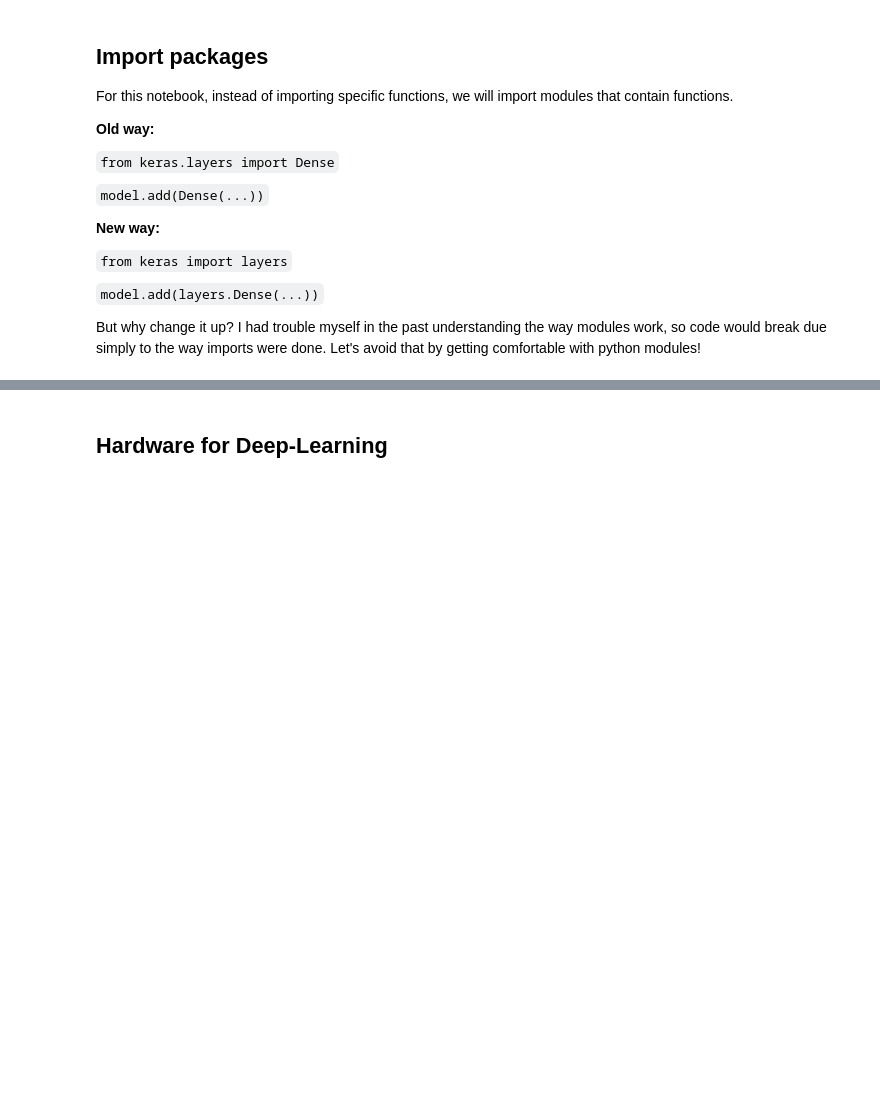
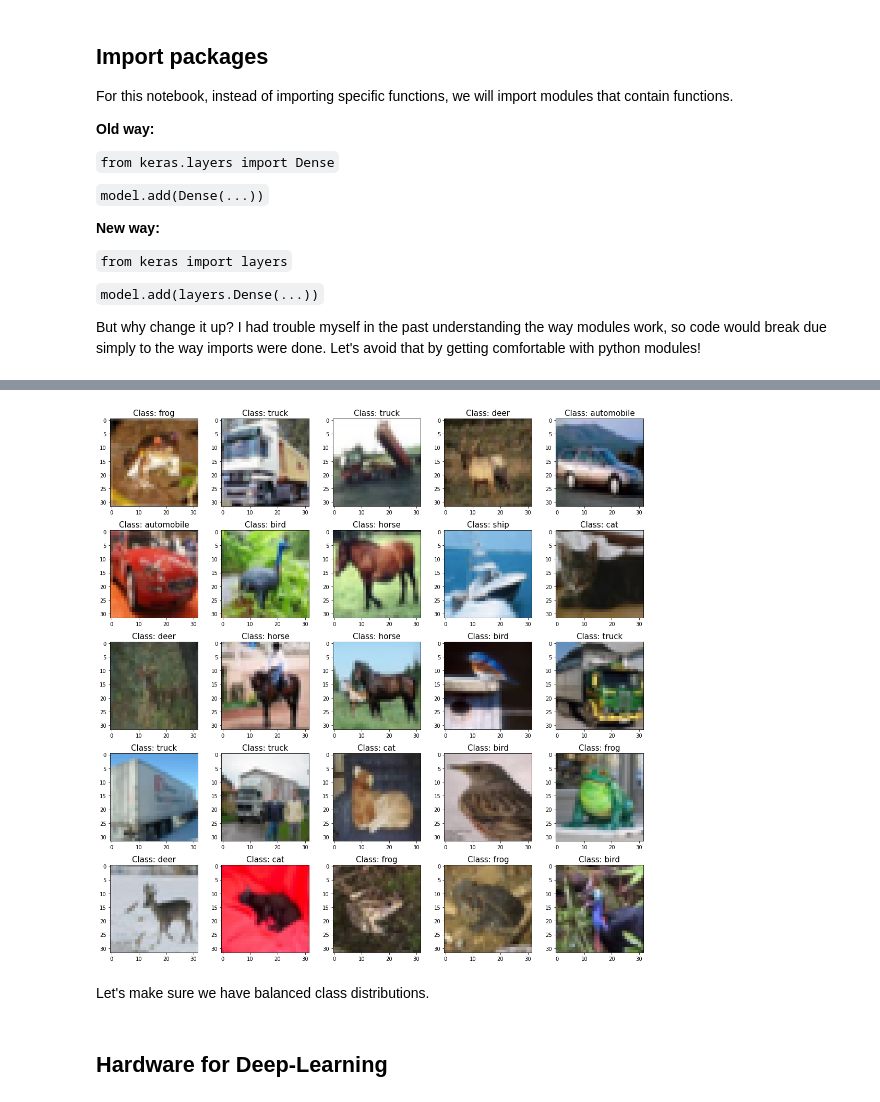
Before and after one commit to dlab-berkeley/Python-Deep-Learning-Legacy, a Jupyter notebook: lessons/02-Convolutional-Neural-Networks.ipynb, the cells around one changed output, grey strips where cells are left out. Drawn from its saved outputs; the diff is of its cells as text; code cells hidden in the pictures; blank space fills up the shorter version.

```diff
--- a/lessons/02-Convolutional-Neural-Networks.ipynb
+++ b/lessons/02-Convolutional-Neural-Networks.ipynb
@@ -36,0 +173,3 @@ from keras import models
+# %%
+def translate_class():
+    # Your code here
@@ -36,0 +227,36 @@ from keras import models
+# %%
+def my_imageplotter():
+    # your code here
+# %%
+## TO DELETE TEST SOLUTION
+
+def my_imageplotter(x, y, random=False):
+    """
+    Plots 25 images from x data with titles set as y.
+    Set random=True if you want
+    """
+
+    if random:
+        indices = np.random.choice(range(y.shape[0]), 25, replace=False)
+
+    else:
+        indices = np.array(range(25))
+
+    fig, axes = plt.subplots(5,5, figsize = (15,15))
+    axes = axes.ravel()
+
+    for ax, index in zip(axes, indices):
+        # New line here
+        title = translate_class(y[index][0])
+        ax.imshow(x[index])
+        ax.set_title(f"Class: {title}", size=15)
+
+    plt.tight_layout()
+
+    return plt.show()
+# %%
+my_imageplotter(x_train, y_train)
+# %% [output]
+[figure, added]
+# %% [markdown]
+Let's make sure we have balanced class distributions.
```
Also changed, not shown: parts of 21 cells of this notebook, 3 other files.
